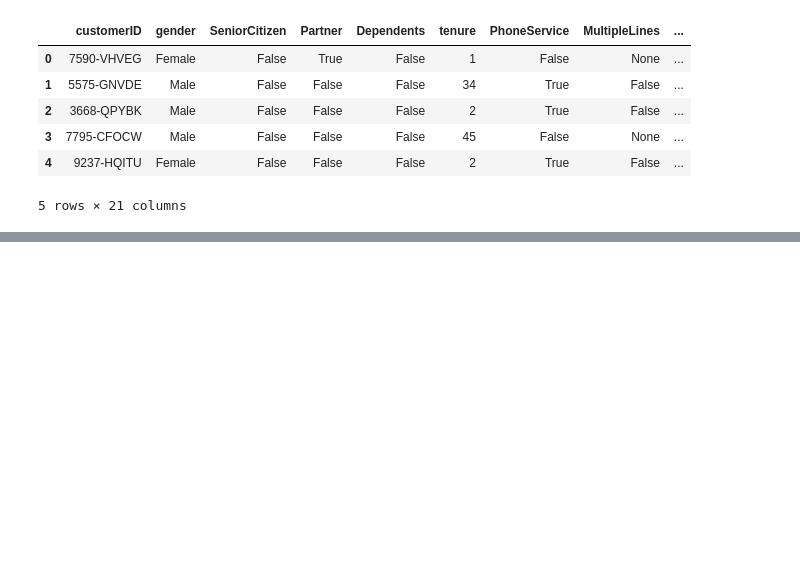
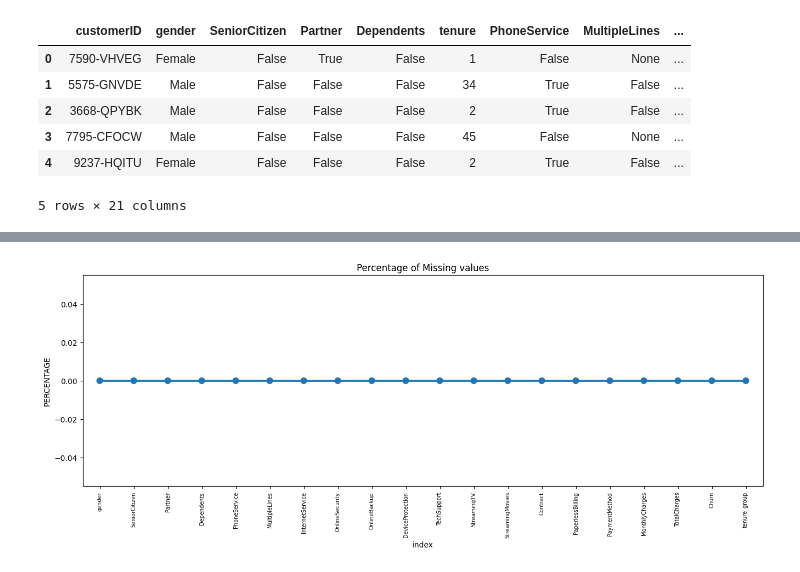
Before and after one commit to mbabazif/stockholm_lp2_colla_project_sprint_1, a Jupyter notebook: customers_churn_analysis.ipynb, the cells around one changed output, grey strips where cells are left out. Saved outputs shown, nothing was run; the diff lists cells and outputs as text; code cells hidden in the pictures; blank space fills up the shorter version.

```diff
--- a/customers_churn_analysis.ipynb
+++ b/customers_churn_analysis.ipynb
@@ -129,0 +295,6 @@ data2.head()
+# %%
+# The imputer will replace missing values with the mean of the non-missing values for the respective column
+
+imputer = SimpleImputer(missing_values=np.nan, strategy="mean")
+
+data.TotalCharges = imputer.fit_transform(data["TotalCharges"].values.reshape(-1, 1))
@@ -129,0 +303,5 @@ data2.head()
+# %%
+# Group the tenure in bins of 12 months
+labels = ["{0} - {1}".format(i, i + 11) for i in range(1, 72, 12)]
+
+data['tenure_group'] = pd.cut(data.tenure, range(1, 80, 12), right=False, labels=labels)
@@ -129,0 +321,3 @@ data2.head()
+# %%
+#drop column customerID
+data.drop(columns= ['customerID','tenure'], axis=1, inplace=True)
@@ -129,0 +344,12 @@ data2.head()
+# %%
+data = data.dropna(subset=['tenure_group'])
+# %%
+missing = pd.DataFrame((data.isnull().sum())*100/data.shape[0]).reset_index()
+plt.figure(figsize=(16,5))
+ax = sns.pointplot(x='index',y=0,data=missing)
+plt.xticks(rotation =90,fontsize =7)
+plt.title("Percentage of Missing values")
+plt.ylabel("PERCENTAGE")
+plt.show()
+# %% [output]
+[figure, added]
```
Also changed, not shown: parts of 135 cells of this notebook, 6 other files.
